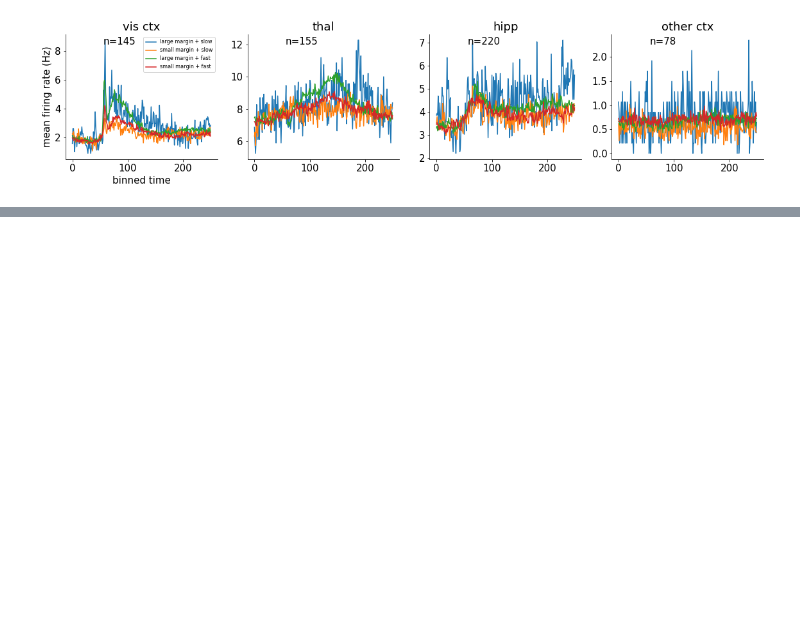
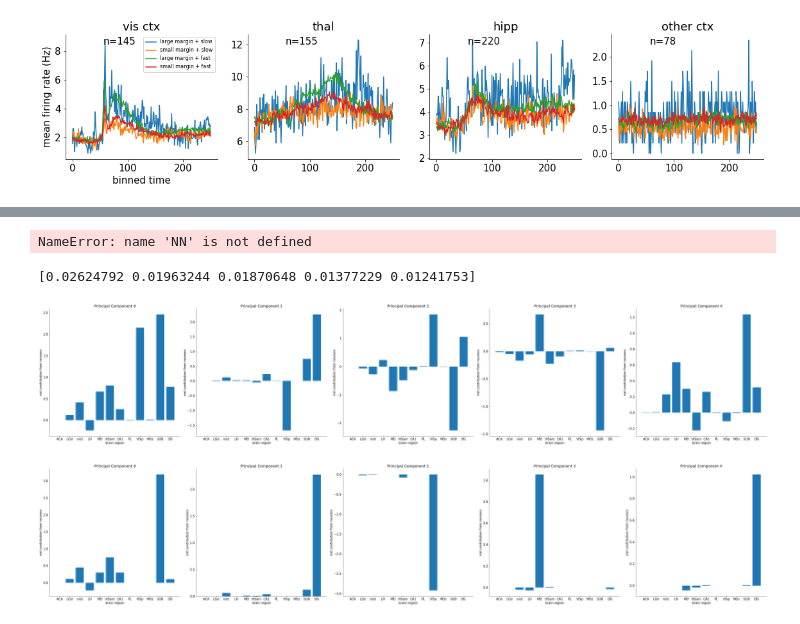
Before and after one commit to mitchellostrow/NM2020, a Jupyter notebook: Final_Notebook.ipynb, the cells around one changed output, grey strips where cells are left out. Drawn from its saved outputs; the diff is of its cells as text; code cells hidden in the pictures; blank space fills up the shorter version.

```diff
--- a/Final_Notebook.ipynb
+++ b/Final_Notebook.ipynb
@@ -133,0 +202,49 @@ for j in range(4): #len(brain_groups)+1):
+# %%
+#For a more simple presentation, we can look at just the correct vs incorrect distribution in the PC's
+PCA_HeatMap_by_TrailGroup(dat)
+# %% [output]
+NameError: name 'NN' is not defined
+# %%
+#After we've done that, let's look at how PCA and SparsePCA differ in their bases.
+droll = np.reshape(dat['spks'][:,:,51:71], (NN,-1)) # first 80 bins = 1.6 sec
+droll = droll - np.mean(droll, axis=1)[:, np.newaxis]
+model = PCA(n_components = 5).fit(droll.T)
+W = model.components_
+pc_10ms = W @ np.reshape(dat['spks'], (NN,-1))
+pc_10ms = np.reshape(pc_10ms, (5, -1, NT))
+W = pd.DataFrame(W).T
+W['brain_area'] = dat['brain_area']
+print(model.explained_variance_ratio_)
+
+
+model_sparse = SparsePCA(n_components = 5).fit(droll.T)
+W_sparse = model_sparse.components_
+pc_10ms_sparse = W_sparse @ np.reshape(dat['spks'], (NN,-1))
+pc_10ms_sparse = np.reshape(pc_10ms_sparse, (5, -1, NT))
+W_sparse = pd.DataFrame(W_sparse).T
+W_sparse['brain_area'] = dat['brain_area']
+# %% [output]
+[0.02624792 0.01963244 0.01870648 0.01377229 0.01241753]
+# %%
+for i,comp in enumerate([W,W_sparse]):
+    comp.sort_values(by = ['brain_area'])
+    areas = set(comp['brain_area'].to_list())
+    #average principal component values by each brain region to see how they contribute
+    #but also need to factor out zeros
+    W_nozeros = comp.iloc[comp.index[comp.sum(axis = 1) != 0]]
+    avg_area_pcs = {}
+    for area in areas:
+        if area in list(W_nozeros['brain_area']):
+            avg_area_pcs[area] = W_nozeros.iloc[np.where(W_nozeros['brain_area'] == area)].sum(axis = 0)[:5]
+        else:
+            avg_area_pcs[area] = pd.Series([0.0] * 5)
+    avg_area_pcs = pd.DataFrame(avg_area_pcs, dtype = float)
+    fig, axs = plt.subplots(1,5,figsize = (50,10))
+    for row in range(5):
+        axs[row].set_title("Principal Component " + str(row))
+        axs[row].bar(list(avg_area_pcs.columns),avg_area_pcs.iloc[row])
+        axs[row].set_xlabel('brain region')
+        axs[row].set_ylabel('net contribution from neurons')
+# %% [output]
+[figure, added]
+[figure, added]
```
Also changed, not shown: parts of 11 cells of this notebook.
